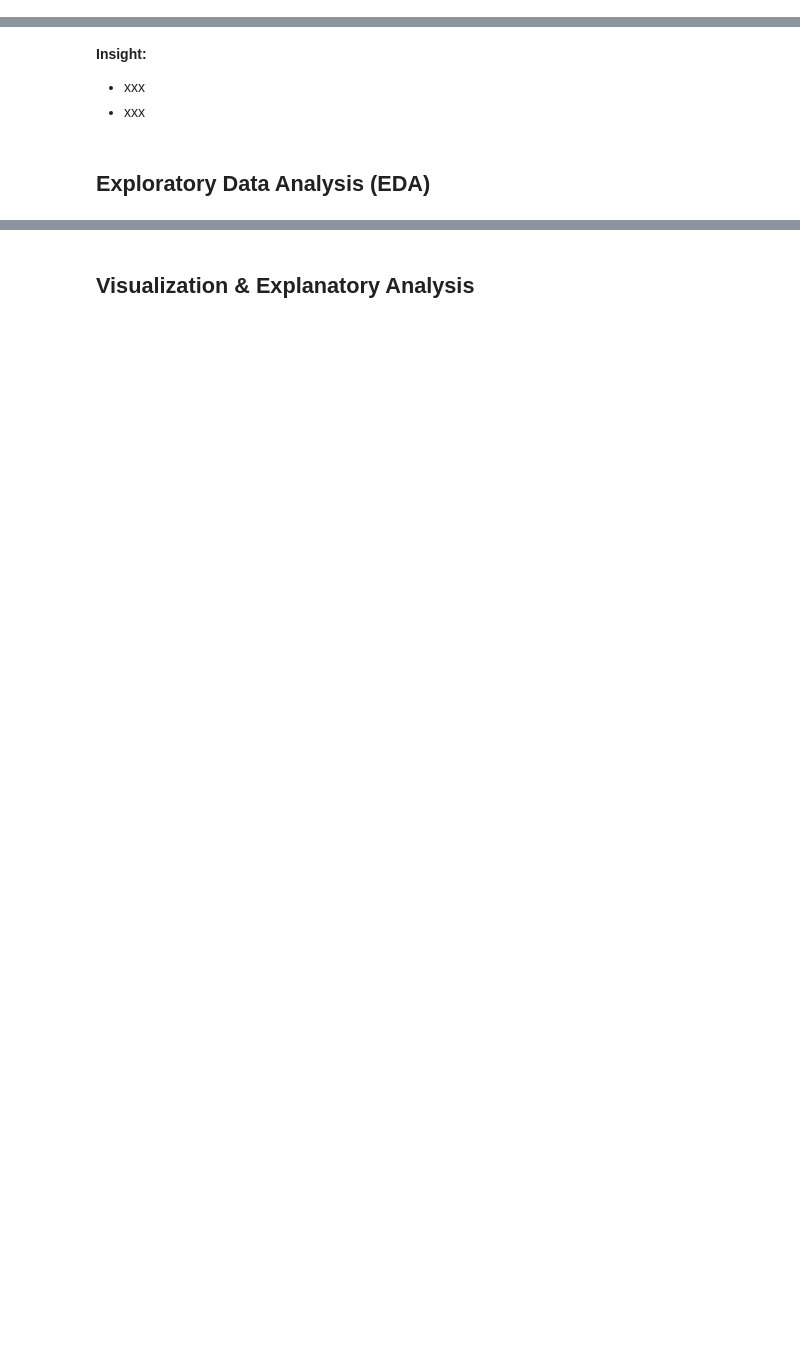
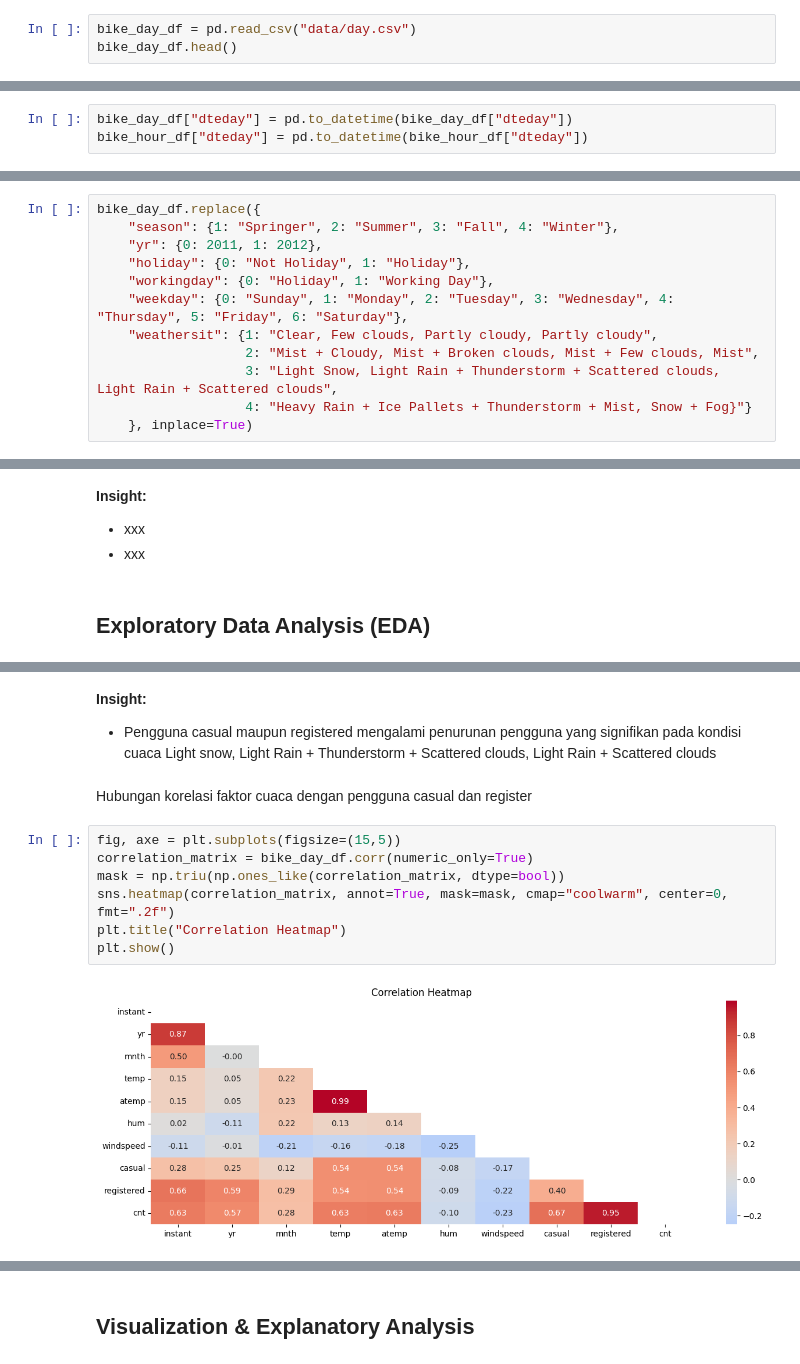
Before and after one commit to udeanfauzan/submission-data-analyst-dicoding, a Jupyter notebook: notebook.ipynb, the cells around one changed output, grey strips where cells are left out. Saved outputs shown, nothing was run; the diff lists cells and outputs as text; blank space fills up the shorter version.

```diff
--- a/notebook.ipynb
+++ b/notebook.ipynb
@@ -22,0 +25,3 @@
+# %%
+bike_day_df = pd.read_csv("data/day.csv")
+bike_day_df.head()
@@ -30,0 +153,3 @@
+# %%
+bike_day_df["dteday"] = pd.to_datetime(bike_day_df["dteday"])
+bike_hour_df["dteday"] = pd.to_datetime(bike_hour_df["dteday"])
@@ -30,0 +198,12 @@
+# %%
+bike_day_df.replace({
+    "season": {1: "Springer", 2: "Summer", 3: "Fall", 4: "Winter"},
+    "yr": {0: 2011, 1: 2012},
+    "holiday": {0: "Not Holiday", 1: "Holiday"},
+    "workingday": {0: "Holiday", 1: "Working Day"},
+    "weekday": {0: "Sunday", 1: "Monday", 2: "Tuesday", 3: "Wednesday", 4: "Thursday", 5: "Friday", 6: "Saturday"},
+    "weathersit": {1: "Clear, Few clouds, Partly cloudy, Partly cloudy",
+                   2: "Mist + Cloudy, Mist + Broken clouds, Mist + Few clouds, Mist",
+                   3: "Light Snow, Light Rain + Thunderstorm + Scattered clouds, Light Rain + Scattered clouds",
+                   4: "Heavy Rain + Ice Pallets + Thunderstorm + Mist, Snow + Fog}"}
+    }, inplace=True)
@@ -42,0 +325,14 @@
+# %% [markdown]
+**Insight:**
+- Pengguna casual maupun registered mengalami penurunan pengguna yang signifikan pada kondisi cuaca Light snow, Light Rain + Thunderstorm + Scattered clouds, Light Rain + Scattered clouds
+# %% [markdown]
+Hubungan korelasi faktor cuaca dengan pengguna casual dan register
+# %%
+fig, axe = plt.subplots(figsize=(15,5))
+correlation_matrix = bike_day_df.corr(numeric_only=True)
+mask = np.triu(np.ones_like(correlation_matrix, dtype=bool))
+sns.heatmap(correlation_matrix, annot=True, mask=mask, cmap="coolwarm", center=0, fmt=".2f")
+plt.title("Correlation Heatmap")
+plt.show()
+# %% [output]
+[figure, added]
```
Also changed, not shown: parts of 63 cells of this notebook, 4 other files.
